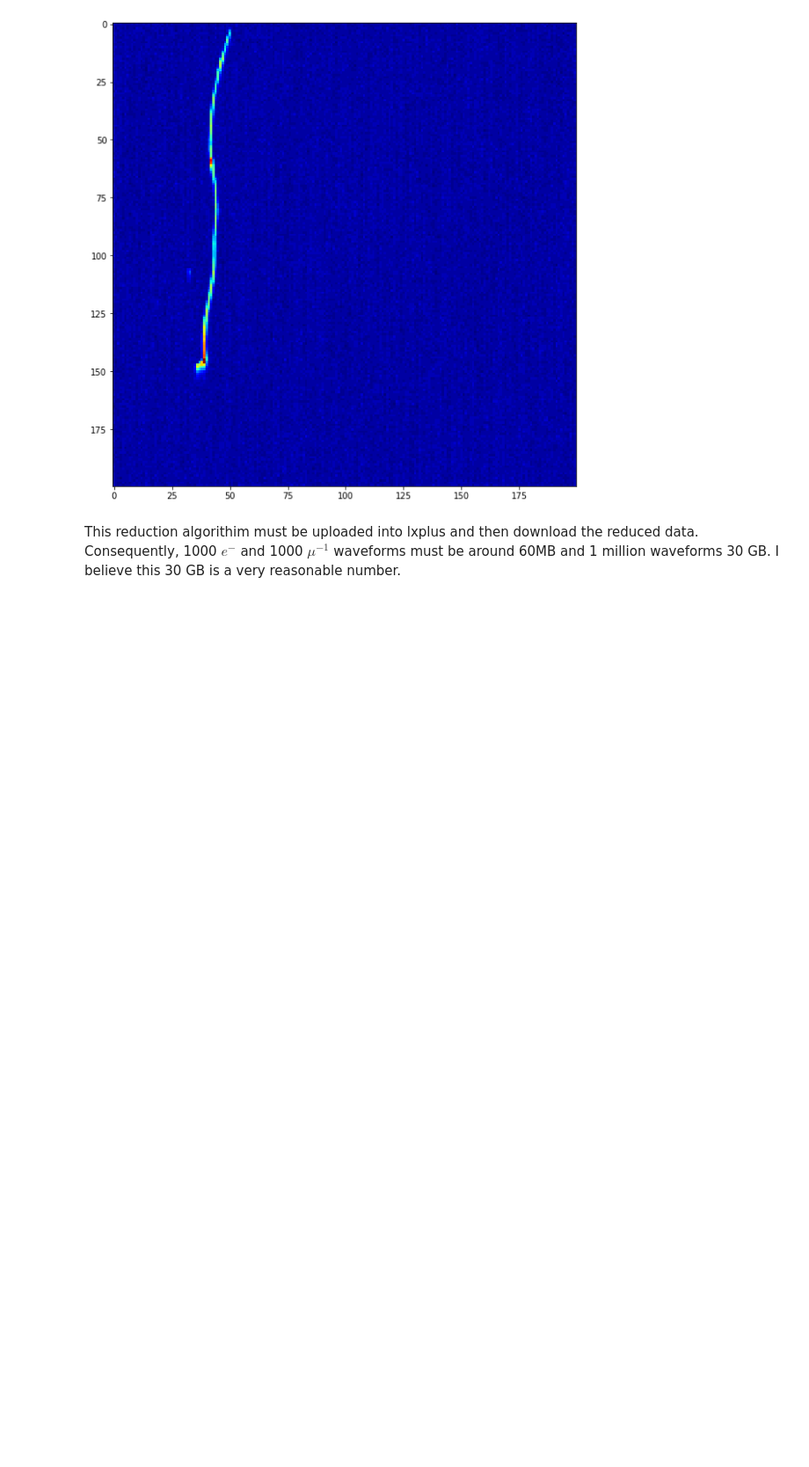
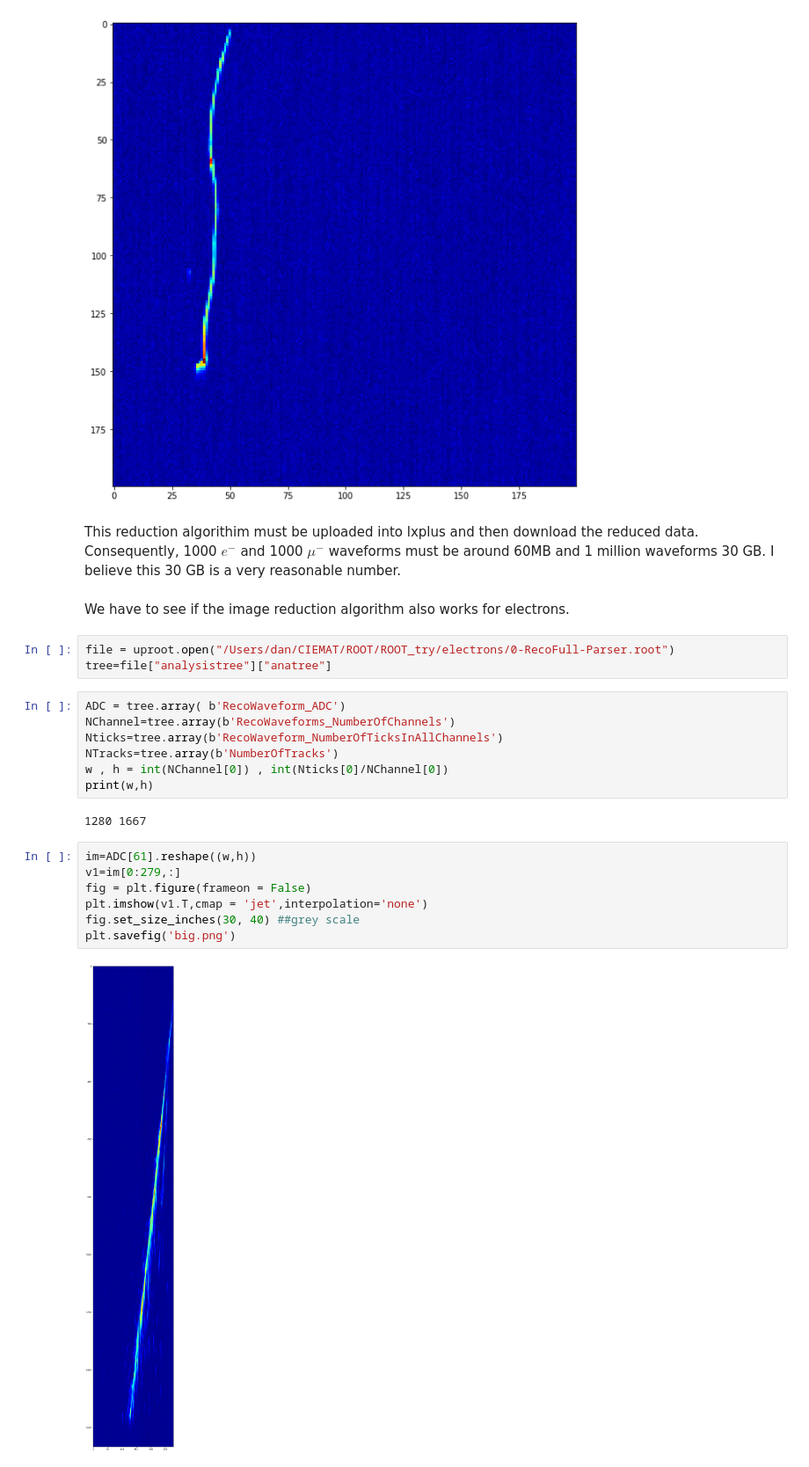
Before and after one commit to Ssciences/DeepNeutrino, a Jupyter notebook: Preliminaries.ipynb, the cells around one changed output. Shown at 88% size. Cells and saved outputs as stored; diff of their text form; blank space fills up the shorter version.

```diff
--- a/Preliminaries.ipynb
+++ b/Preliminaries.ipynb
@@ -169,4 +169,27 @@ plt.savefig('small.png')
 # %% [output]
 [figure]
 # %% [markdown]
-This reduction algorithim must be uploaded into lxplus and then download the reduced data. Consequently, 1000 $e^{-}$ and 1000 $\mu^{-1}$ waveforms must be around 60MB and 1 million waveforms 30 GB. I believe this 30 GB is a very reasonable number.
+This reduction algorithim must be uploaded into lxplus and then download the reduced data. Consequently, 1000 $e^{-}$ and 1000 $\mu^{-}$ waveforms must be around 60MB and 1 million waveforms 30 GB. I believe this 30 GB is a very reasonable number.
+# %% [markdown]
+We have to see if the image reduction algorithm also works for electrons.
+# %%
+file = uproot.open("/Users/dan/CIEMAT/ROOT/ROOT_try/electrons/0-RecoFull-Parser.root")
+tree=file["analysistree"]["anatree"]
+# %%
+ADC = tree.array( b'RecoWaveform_ADC')
+NChannel=tree.array(b'RecoWaveforms_NumberOfChannels')
+Nticks=tree.array(b'RecoWaveform_NumberOfTicksInAllChannels')
+NTracks=tree.array(b'NumberOfTracks')
+w , h = int(NChannel[0]) , int(Nticks[0]/NChannel[0])
+print(w,h)
+# %% [output]
+1280 1667
+# %%
+im=ADC[61].reshape((w,h))
+v1=im[0:279,:]
+fig = plt.figure(frameon = False)
+plt.imshow(v1.T,cmap = 'jet',interpolation='none')
+fig.set_size_inches(30, 40) ##grey scale
+plt.savefig('big.png')
+# %% [output]
+[figure, added]
```
Also changed, not shown: parts of 5 cells of this notebook, 1 other file.
